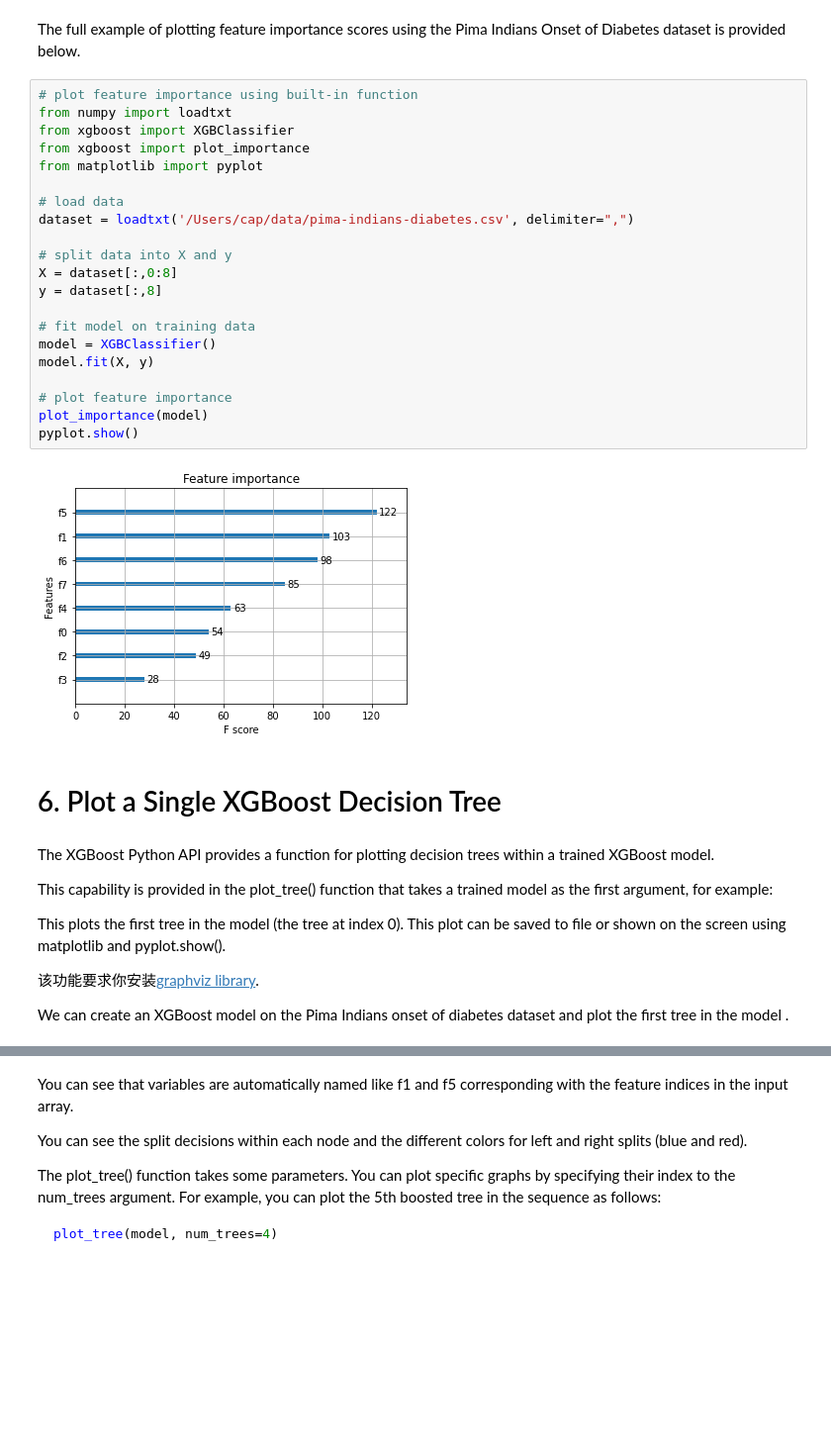
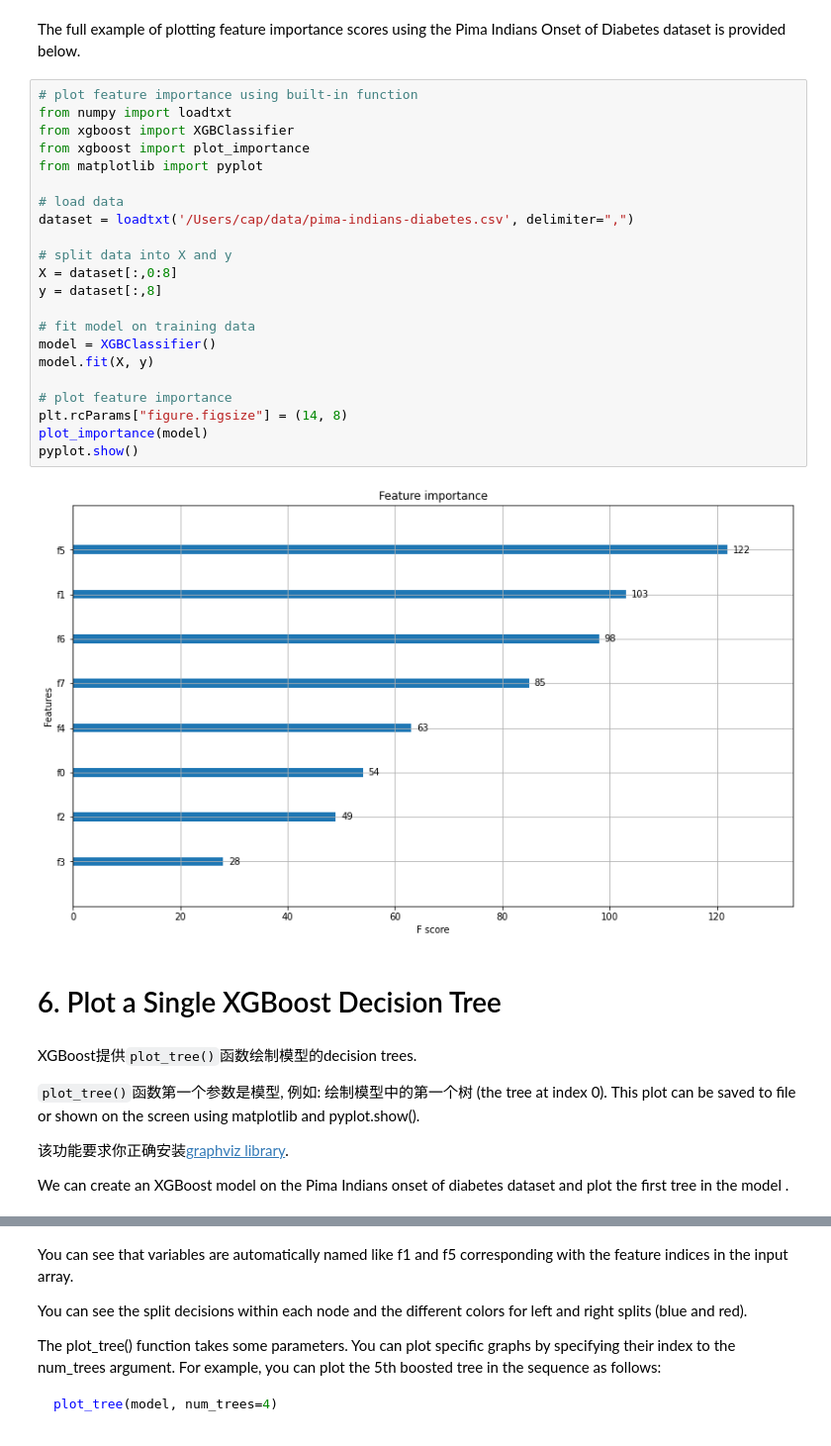
Before and after one commit to WallaceLiu/ml_cap, a Jupyter notebook: xgboost/pima-indians-diabetes.ipynb, the cells around one changed output, grey strips where cells are left out. Shown: that part at 99% size. Saved outputs shown, nothing was run; the diff lists cells and outputs as text; blank space fills up the shorter version.

```diff
--- a/xgboost/pima-indians-diabetes.ipynb
+++ b/xgboost/pima-indians-diabetes.ipynb
@@ -209,36 +208,35 @@ The full example of plotting feature importance scores using the Pima Indians On
 # %%
 # plot feature importance using built-in function
 from numpy import loadtxt
 from xgboost import XGBClassifier
 from xgboost import plot_importance
 from matplotlib import pyplot
 
 # load data
 dataset = loadtxt('/Users/cap/data/pima-indians-diabetes.csv', delimiter=",")
 
 # split data into X and y
 X = dataset[:,0:8]
 y = dataset[:,8]
 
 # fit model on training data
 model = XGBClassifier()
 model.fit(X, y)
 
 # plot feature importance
+plt.rcParams["figure.figsize"] = (14, 8)
 plot_importance(model)
 pyplot.show()
 # %% [output]
-[figure, old version]
+[figure, new version]
 # %% [markdown]
 # 6. Plot a Single XGBoost Decision Tree
 # %% [markdown]
-The XGBoost Python API provides a function for plotting decision trees within a trained XGBoost model.
+XGBoost提供`plot_tree()`函数绘制模型的decision trees.
 
-This capability is provided in the plot_tree() function that takes a trained model as the first argument, for example:
+`plot_tree()`函数第一个参数是模型, 例如: 绘制模型中的第一个树 (the tree at index 0). This plot can be saved to file or shown on the screen using matplotlib and pyplot.show().
 
-This plots the first tree in the model (the tree at index 0). This plot can be saved to file or shown on the screen using matplotlib and pyplot.show().
-
-该功能要求你安装[graphviz library](http://www.graphviz.org/).
+该功能要求你正确安装[graphviz library](http://www.graphviz.org/).
 
 We can create an XGBoost model on the Pima Indians onset of diabetes dataset and plot the first tree in the model .
 # %%
```
Also changed, not shown: parts of 9 cells of this notebook, 11 other files.
